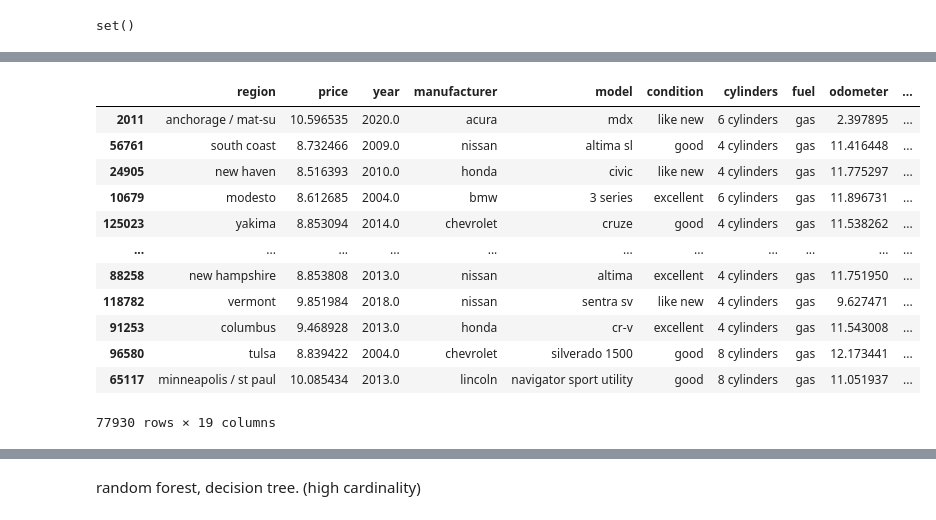
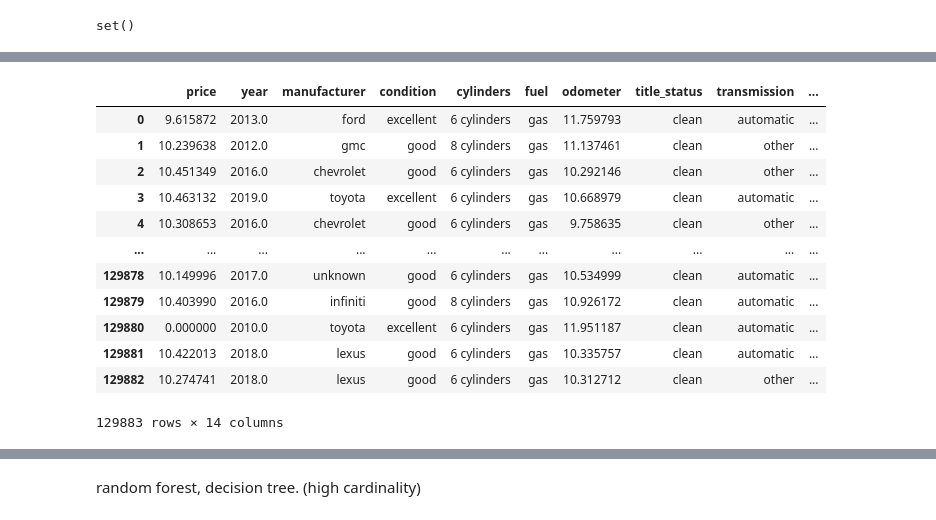
Before and after one commit to kwanjeff/DataTrack, a Jupyter notebook: Capstone 3/3. Preprocessing - Use Car.ipynb, the cells around one changed output, grey strips where cells are left out. Drawn from its saved outputs; the diff is of its cells as text; code cells hidden in the pictures.

```diff
--- a/Capstone 3/3. Preprocessing - Use Car.ipynb
+++ b/Capstone 3/3. Preprocessing - Use Car.ipynb
@@ -152,17 +142,22 @@ split = UsedVehicle.sample(frac=0.6,random_state=200)
+# %%
+#Task 3.1.0
+
+uv2 =UsedVehicle.drop(['posting_date','posting_date2','region','state','model'],axis=1)
 # %%
-#Task 3.1.1
-split
+#Task 3.1.2
+
+uv2
 # %% [output]
-|  | region | price | year | manufacturer | model | condition | cylinders | fuel | odometer | ... |
-| 2011 | anchorage / mat-su | 10.596535 | 2020.0 | acura | mdx | like new | 6 cylinders | gas | 2.397895 | ... |
-| 56761 | south coast | 8.732466 | 2009.0 | nissan | altima sl | good | 4 cylinders | gas | 11.416448 | ... |
-| 24905 | new haven | 8.516393 | 2010.0 | honda | civic | like new | 4 cylinders | gas | 11.775297 | ... |
-| 10679 | modesto | 8.612685 | 2004.0 | bmw | 3 series | excellent | 6 cylinders | gas | 11.896731 | ... |
-| 125023 | yakima | 8.853094 | 2014.0 | chevrolet | cruze | good | 4 cylinders | gas | 11.538262 | ... |
+|  | price | year | manufacturer | condition | cylinders | fuel | odometer | title_status | transmission | ... |
+| 0 | 9.615872 | 2013.0 | ford | excellent | 6 cylinders | gas | 11.759793 | clean | automatic | ... |
+| 1 | 10.239638 | 2012.0 | gmc | good | 8 cylinders | gas | 11.137461 | clean | other | ... |
+| 2 | 10.451349 | 2016.0 | chevrolet | good | 6 cylinders | gas | 10.292146 | clean | other | ... |
+| 3 | 10.463132 | 2019.0 | toyota | excellent | 6 cylinders | gas | 10.668979 | clean | automatic | ... |
+| 4 | 10.308653 | 2016.0 | chevrolet | good | 6 cylinders | gas | 9.758635 | clean | other | ... |
 | ... | ... | ... | ... | ... | ... | ... | ... | ... | ... | ... |
-| 88258 | new hampshire | 8.853808 | 2013.0 | nissan | altima | excellent | 4 cylinders | gas | 11.751950 | ... |
-| 118782 | vermont | 9.851984 | 2018.0 | nissan | sentra sv | like new | 4 cylinders | gas | 9.627471 | ... |
-| 91253 | columbus | 9.468928 | 2013.0 | honda | cr-v | excellent | 4 cylinders | gas | 11.543008 | ... |
-| 96580 | tulsa | 8.839422 | 2004.0 | chevrolet | silverado 1500 | good | 8 cylinders | gas | 12.173441 | ... |
-| 65117 | minneapolis / st paul | 10.085434 | 2013.0 | lincoln | navigator sport utility | good | 8 cylinders | gas | 11.051937 | ... |
+| 129878 | 10.149996 | 2017.0 | unknown | good | 6 cylinders | gas | 10.534999 | clean | automatic | ... |
+| 129879 | 10.403990 | 2016.0 | infiniti | good | 8 cylinders | gas | 10.926172 | clean | automatic | ... |
+| 129880 | 0.000000 | 2010.0 | toyota | excellent | 6 cylinders | gas | 11.951187 | clean | automatic | ... |
+| 129881 | 10.422013 | 2018.0 | lexus | good | 6 cylinders | gas | 10.335757 | clean | automatic | ... |
+| 129882 | 10.274741 | 2018.0 | lexus | good | 6 cylinders | gas | 10.312712 | clean | other | ... |
-77930 rows × 19 columns
+129883 rows × 14 columns
```
Also changed, not shown: parts of 23 cells of this notebook.
